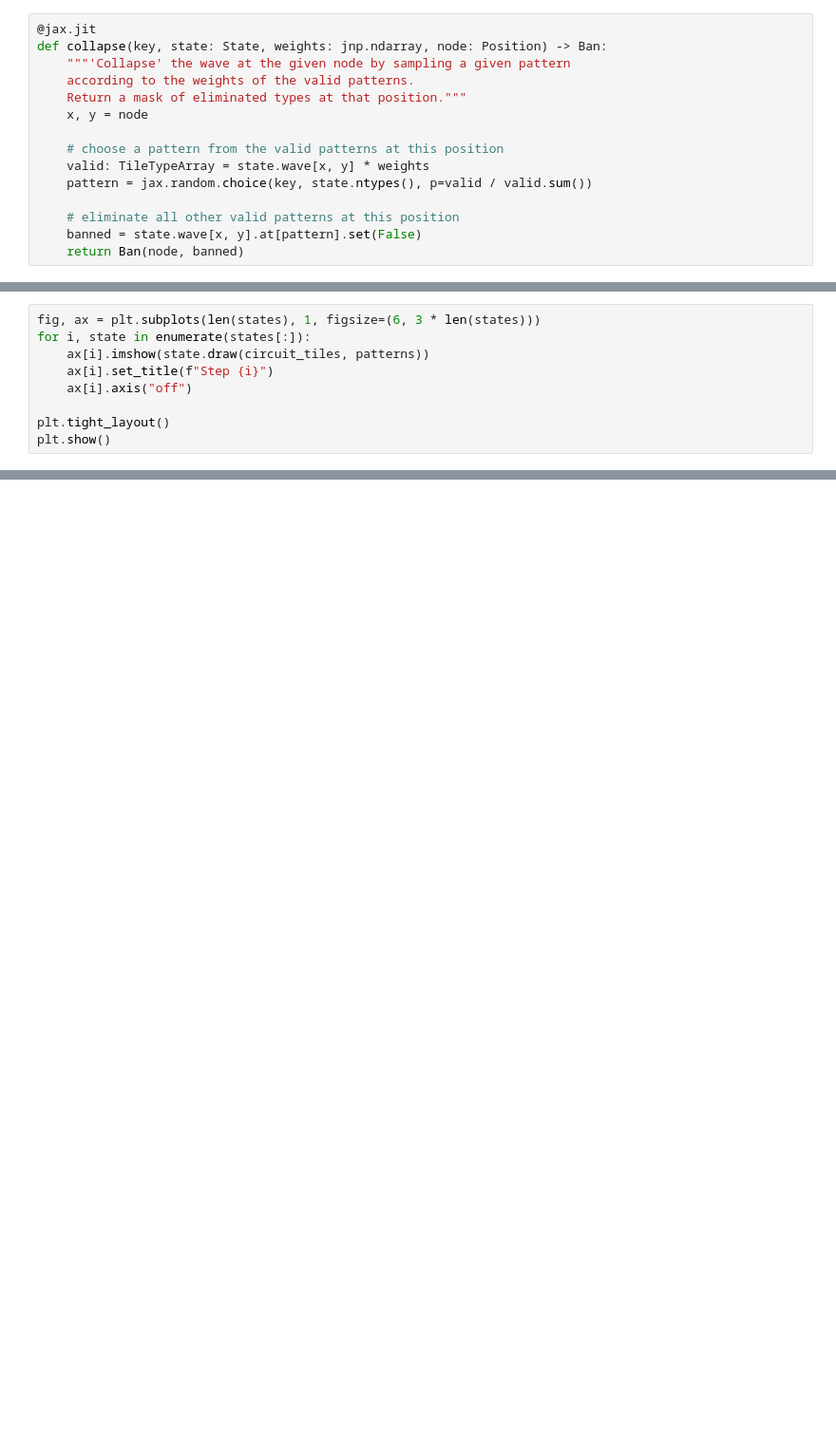
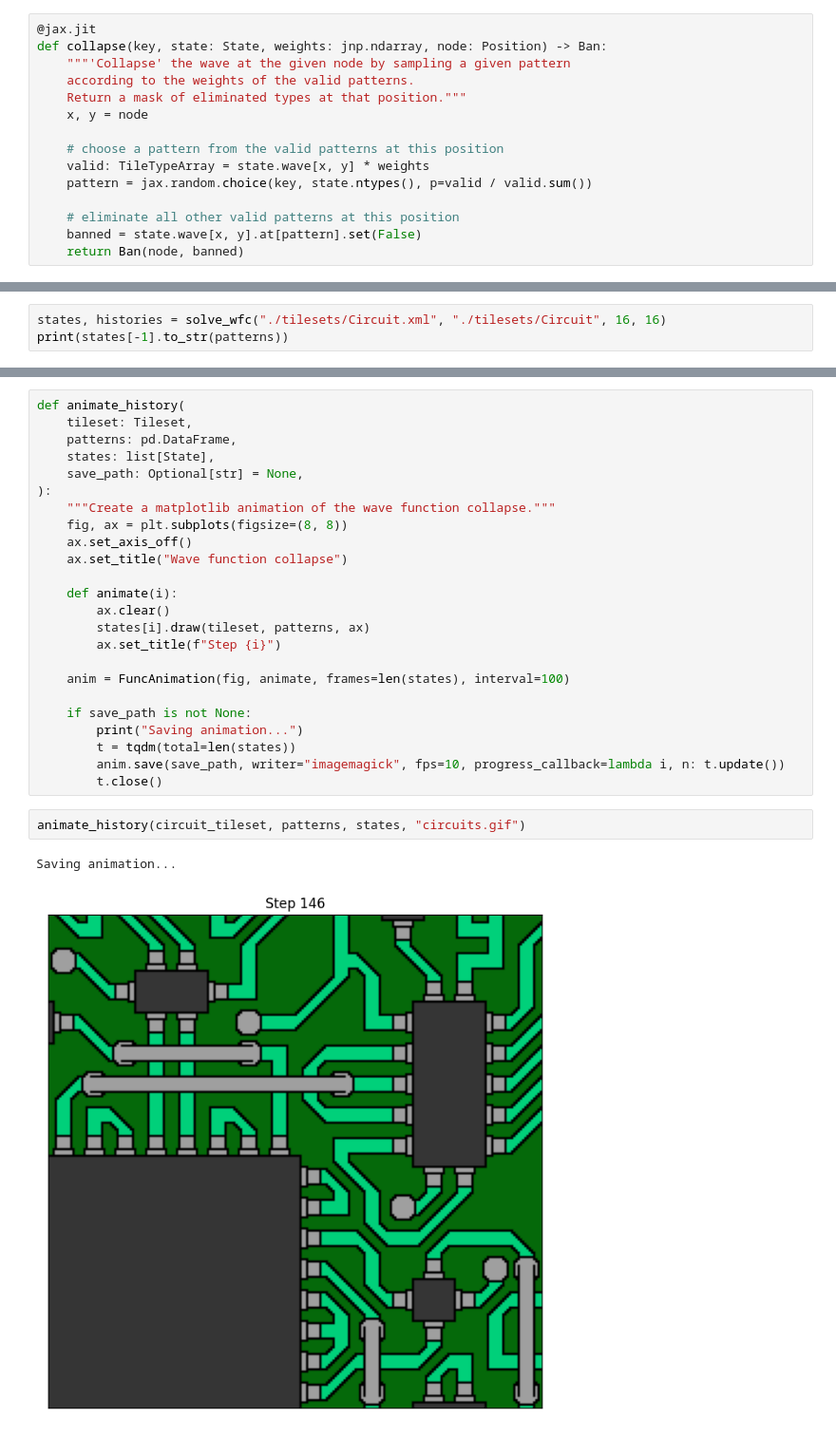
Before and after one commit to adzcai/wave-function-collapse, a Jupyter notebook: WFC.ipynb, the cells around one changed output, grey strips where cells are left out. Shown at 95% size. Cells and saved outputs as stored; diff of their text form; blank space fills up the shorter version.

```diff
--- a/WFC.ipynb
+++ b/WFC.ipynb
@@ -643,9 +670,0 @@ True
-# %%
-fig, ax = plt.subplots(len(states), 1, figsize=(6, 3 * len(states)))
-for i, state in enumerate(states[:]):
-    ax[i].imshow(state.draw(circuit_tiles, patterns))
-    ax[i].set_title(f"Step {i}")
-    ax[i].axis("off")
-
-plt.tight_layout()
-plt.show()
@@ -659,0 +671,3 @@ array([['connection 0', 'dskew 0', 'connection 2'],
+# %%
+states, histories = solve_wfc("./tilesets/Circuit.xml", "./tilesets/Circuit", 16, 16)
+print(states[-1].to_str(patterns))
@@ -659,0 +693,29 @@ array([['connection 0', 'dskew 0', 'connection 2'],
+# %%
+def animate_history(
+    tileset: Tileset,
+    patterns: pd.DataFrame,
+    states: list[State],
+    save_path: Optional[str] = None,
+):
+    """Create a matplotlib animation of the wave function collapse."""
+    fig, ax = plt.subplots(figsize=(8, 8))
+    ax.set_axis_off()
+    ax.set_title("Wave function collapse")
+
+    def animate(i):
+        ax.clear()
+        states[i].draw(tileset, patterns, ax)
+        ax.set_title(f"Step {i}")
+
+    anim = FuncAnimation(fig, animate, frames=len(states), interval=100)
+
+    if save_path is not None:
+        print("Saving animation...")
+        t = tqdm(total=len(states))
+        anim.save(save_path, writer="imagemagick", fps=10, progress_callback=lambda i, n: t.update())
+        t.close()
+# %%
+animate_history(circuit_tileset, patterns, states, "circuits.gif")
+# %% [output]
+Saving animation...
+[figure, added]
```
Also changed, not shown: parts of 23 cells of this notebook, 1 other file.
